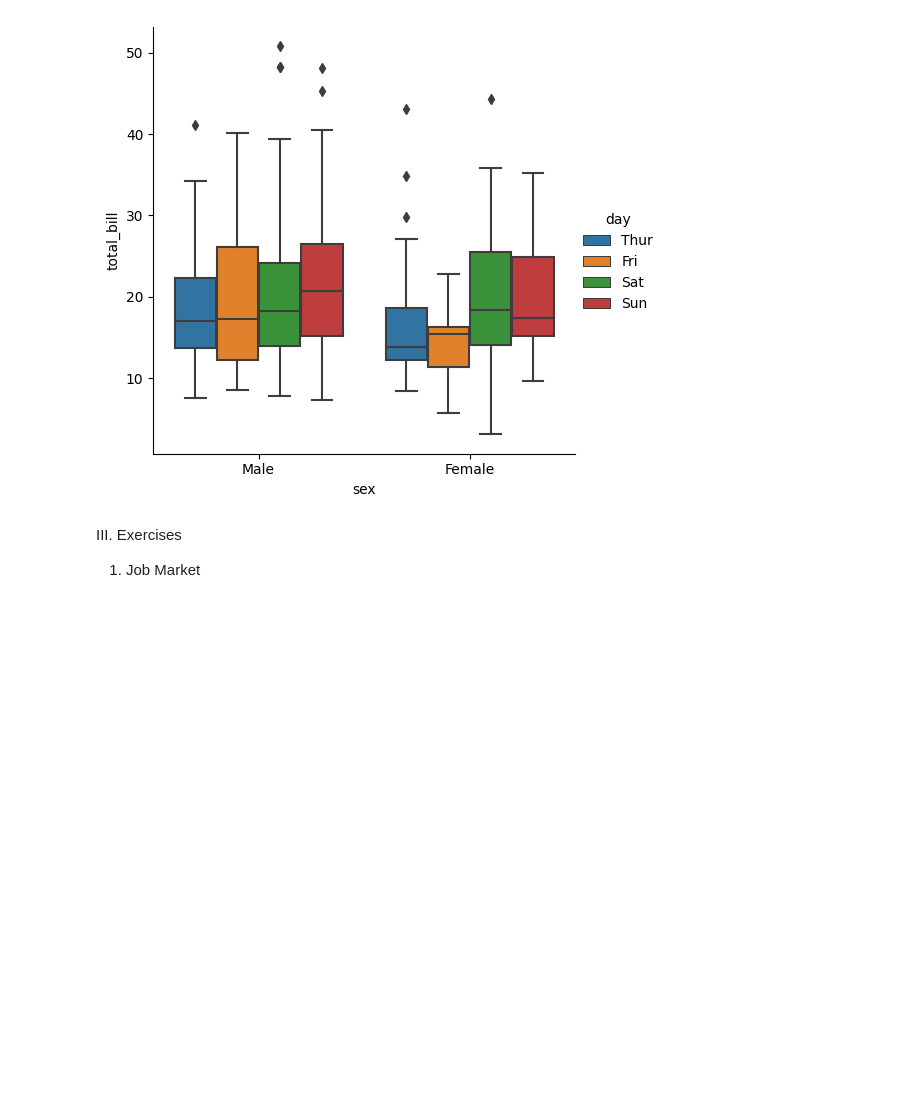
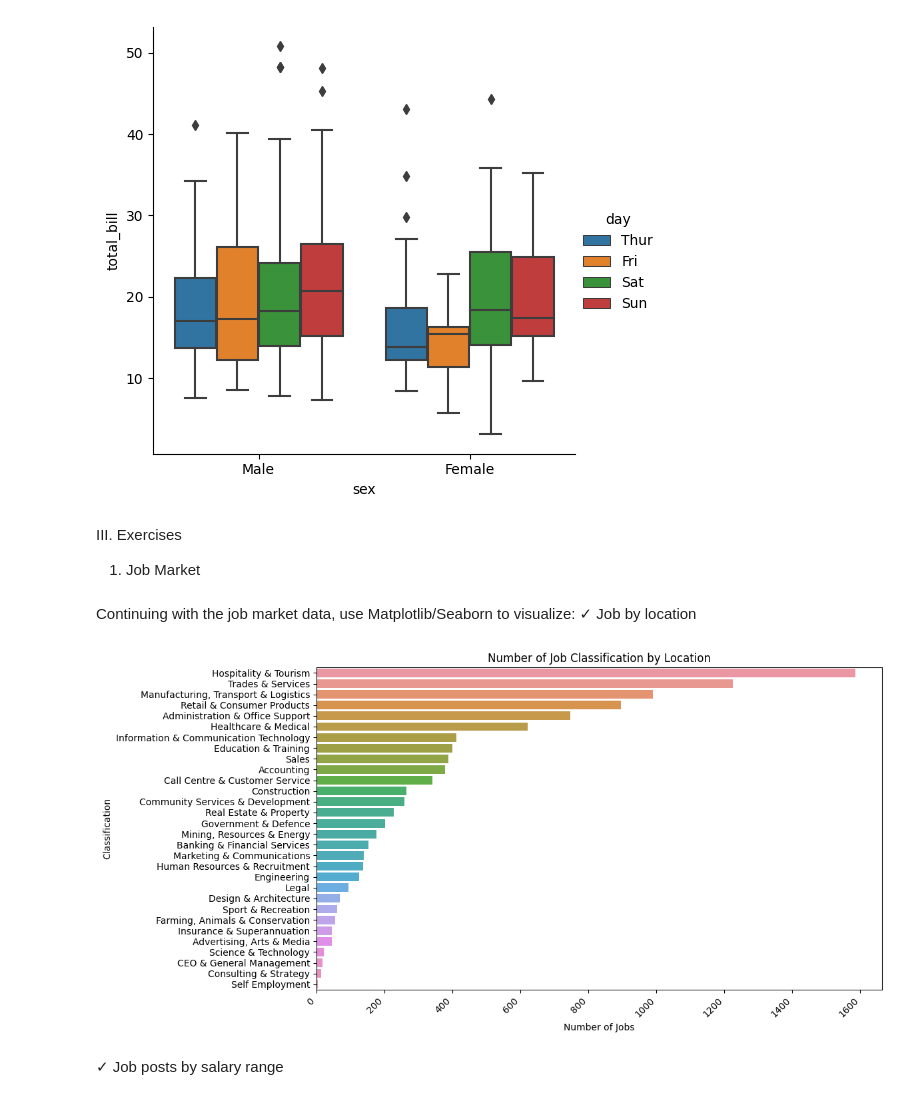
Before and after one commit to BuiThiThuyNgoc/MKTG5883, a Jupyter notebook: week3/19521904_BuiThiThuyNgoc_lab3.ipynb, the cells around one changed output. Drawn from its saved outputs; the diff is of its cells as text; code cells hidden in the pictures; blank space fills up the shorter version.

```diff
--- a/week3/19521904_BuiThiThuyNgoc_lab3.ipynb
+++ b/week3/19521904_BuiThiThuyNgoc_lab3.ipynb
@@ -254,3 +254,6 @@ sns.catplot(x = "sex", y = "total_bill", hue = "day", data = tips, kind= "box")
 # %% [markdown]
 III. Exercises
 1. Job Market
+# %% [markdown]
+Continuing with the job market data, use Matplotlib/Seaborn to visualize:
+✓ Job by location
@@ -256,0 +264,17 @@ III. Exercises
+# %%
+data = pd.read_csv('job-market.csv')
+# %%
+jobs_by_location = data['Classification'].value_counts()
+# %%
+plt.figure(figsize=(12,6))
+sns.barplot(x=jobs_by_location.values, y=jobs_by_location.index)
+plt.title('Number of Job Classification by Location')
+plt.xlabel('Number of Jobs')
+plt.ylabel('Classification')
+plt.xticks(rotation=45, ha='right')
+plt.tight_layout()
+plt.show()
+# %% [output]
+[figure, added]
+# %% [markdown]
+✓ Job posts by salary range
```
Also changed, not shown: parts of 1 cell of this notebook.
